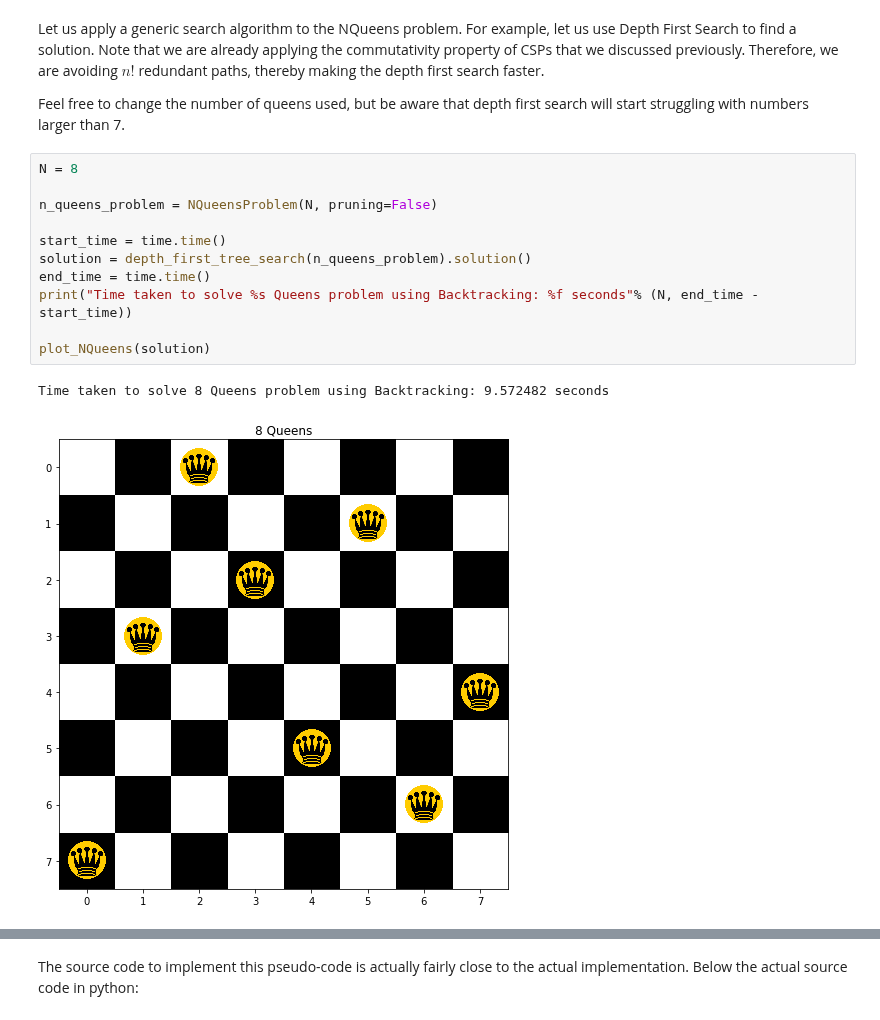
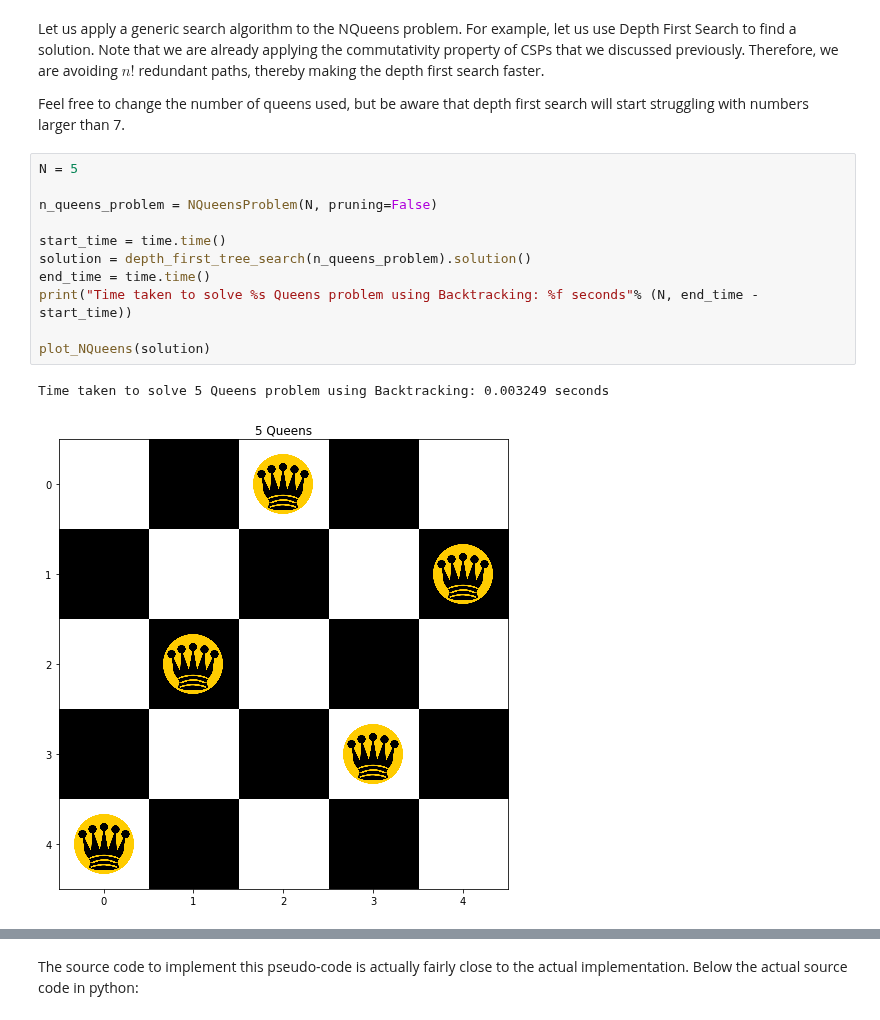
Before and after one commit to ToniRV/Constraint-Satisfaction-Notebook, a Jupyter notebook: CSPs.ipynb, the cells around one changed output, grey strips where cells are left out. Drawn from its saved outputs; the diff is of its cells as text.

```diff
--- a/CSPs.ipynb
+++ b/CSPs.ipynb
@@ -270,19 +285,19 @@ Therefore, we are avoiding $n!$ redundant paths, thereby making the depth first
 
 Feel free to change the number of queens used, but be aware that depth first search will start struggling with numbers larger than 7.
 # %%
-N = 8
+N = 5
 
 n_queens_problem = NQueensProblem(N, pruning=False)
 
 start_time = time.time()
 solution = depth_first_tree_search(n_queens_problem).solution()
 end_time = time.time()
 print("Time taken to solve %s Queens problem using Backtracking: %f seconds"% (N, end_time - start_time))
 
 plot_NQueens(solution)
 # %% [output]
-Time taken to solve 8 Queens problem using Backtracking: 9.572482 seconds
+Time taken to solve 5 Queens problem using Backtracking: 0.003249 seconds
-[figure, old version]
+[figure, new version]
 # %% [markdown]
 ### <a name="backtracking"></a> b. Backtracking
 
```
Also changed, not shown: parts of 18 cells of this notebook, 5 other files.
